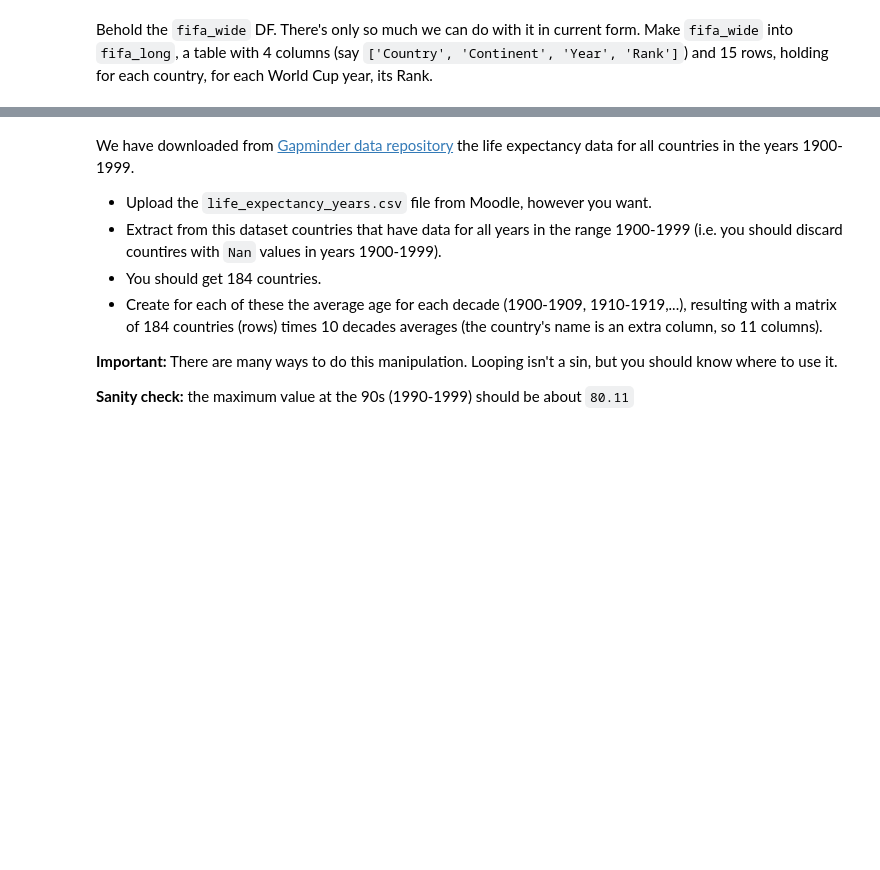
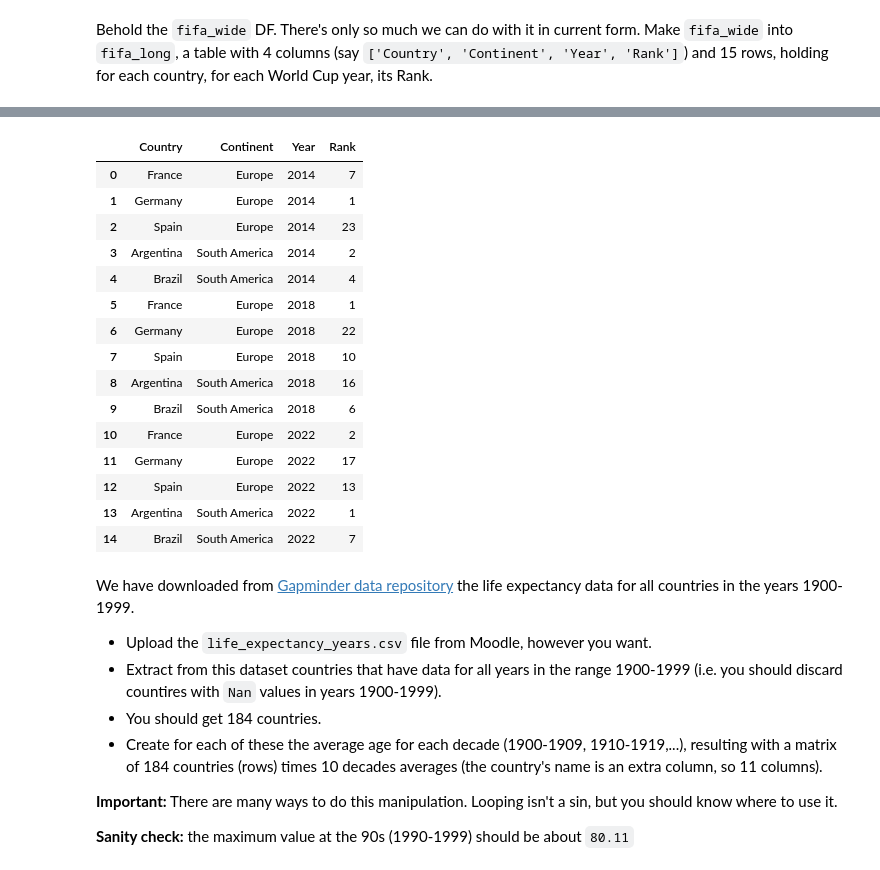
Before and after one commit to EyalGrinberg/Data-Science-Applications-ex3-, a Jupyter notebook: hw3.ipynb, the cells around one changed output, grey strips where cells are left out. Saved outputs shown, nothing was run; the diff lists cells and outputs as text; code cells hidden in the pictures; blank space fills up the shorter version.

```diff
--- a/hw3.ipynb
+++ b/hw3.ipynb
@@ -58,3 +61,24 @@ fifa_long
+# %%
+fifa_long = pd.melt(fifa_wide, id_vars=['Country', 'Continent'] , var_name='Year', value_name='Rank')
+
+fifa_long
+# %% [output]
+|  | Country | Continent | Year | Rank |
+| 0 | France | Europe | 2014 | 7 |
+| 1 | Germany | Europe | 2014 | 1 |
+| 2 | Spain | Europe | 2014 | 23 |
+| 3 | Argentina | South America | 2014 | 2 |
+| 4 | Brazil | South America | 2014 | 4 |
+| 5 | France | Europe | 2018 | 1 |
+| 6 | Germany | Europe | 2018 | 22 |
+| 7 | Spain | Europe | 2018 | 10 |
+| 8 | Argentina | South America | 2018 | 16 |
+| 9 | Brazil | South America | 2018 | 6 |
+| 10 | France | Europe | 2022 | 2 |
+| 11 | Germany | Europe | 2022 | 17 |
+| 12 | Spain | Europe | 2022 | 13 |
+| 13 | Argentina | South America | 2022 | 1 |
+| 14 | Brazil | South America | 2022 | 7 |
 # %% [markdown]
 We have downloaded from [Gapminder data repository](https://www.gapminder.org/data/) the life expectancy data for all countries in the years 1900-1999.
 
```
Also changed, not shown: parts of 31 cells of this notebook, 2 other files.
